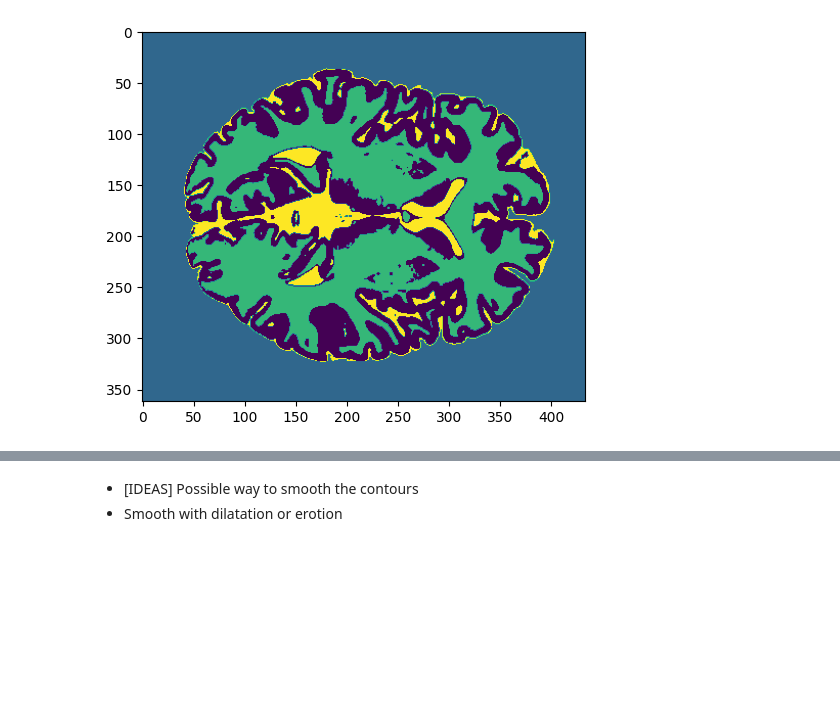
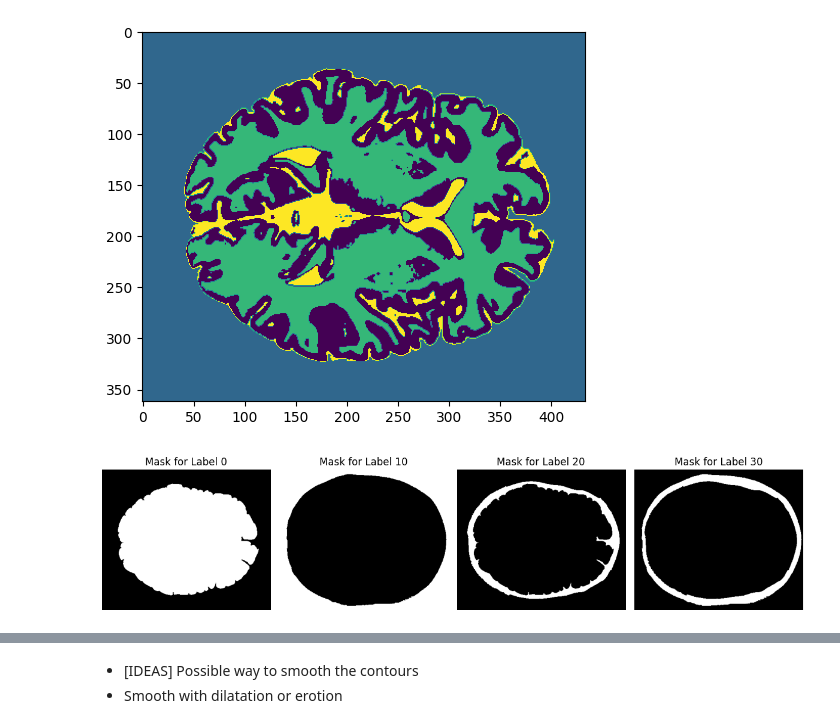
Before and after one commit to ZosoV/mri_segmentation, a Jupyter notebook: sandbox.ipynb, the cells around one changed output, grey strips where cells are left out. Drawn from its saved outputs; the diff is of its cells as text; code cells hidden in the pictures; blank space fills up the shorter version.

```diff
--- a/sandbox.ipynb
+++ b/sandbox.ipynb
@@ -293,6 +310,27 @@ plt.imshow(labels)
 # %% [output]
 <matplotlib.image.AxesImage at 0x...>
 [figure]
+# %%
+# 2. replace the labels values with the correct value
+
+# To avoid confusion I multiply by 10 and 100 the temporal labels
+tmp_external_labels = external_labels * 10
+tmp_internal_labels = internal_labels * 100
+
+
+# Show each label separately
+fig, axes = plt.subplots(1, 4, figsize=(12, 6))
+
+for i, ax in enumerate(axes.flat):
+    mask = tmp_external_labels == (i * 10)
+    ax.imshow(mask, cmap='gray')
+    ax.set_title(f'Mask for Label {(i * 10)}')
+    ax.axis('off')
+
+plt.tight_layout()
+plt.show()
+# %% [output]
+[figure, added]
 # %%
 # Show each label separately
 fig, axes = plt.subplots(1, 4, figsize=(12, 6))
```
Also changed, not shown: parts of 17 cells of this notebook, 1 other file.
